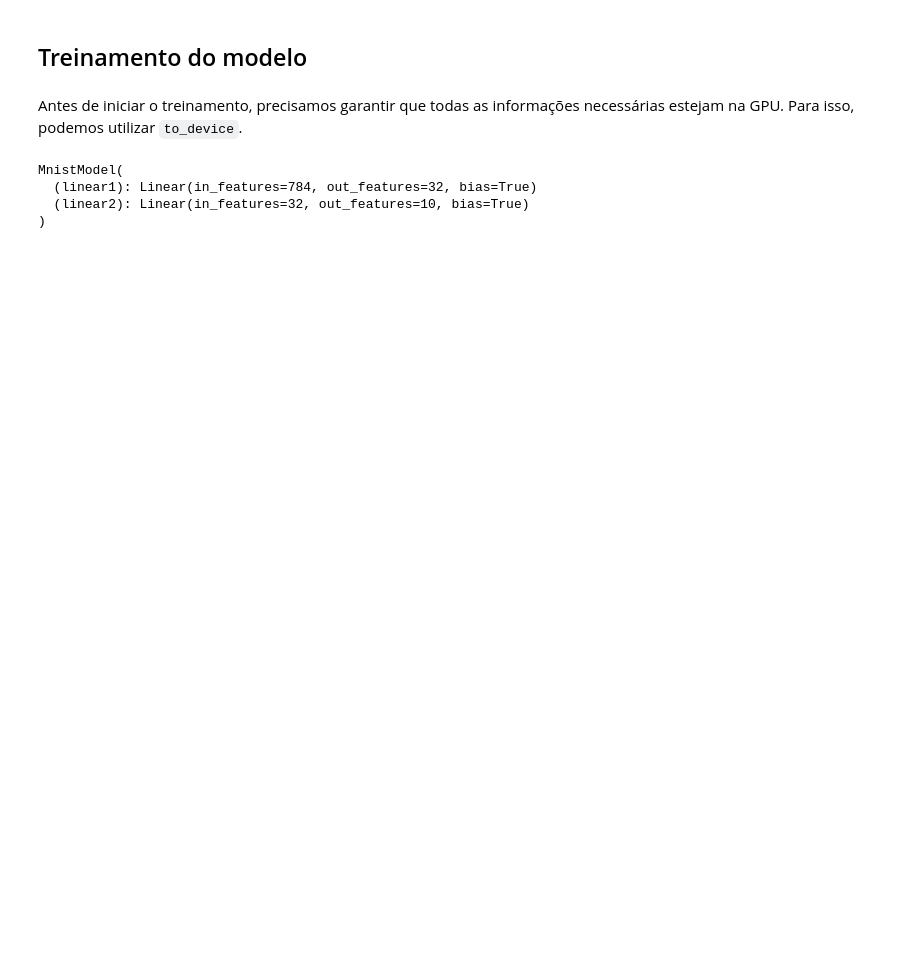
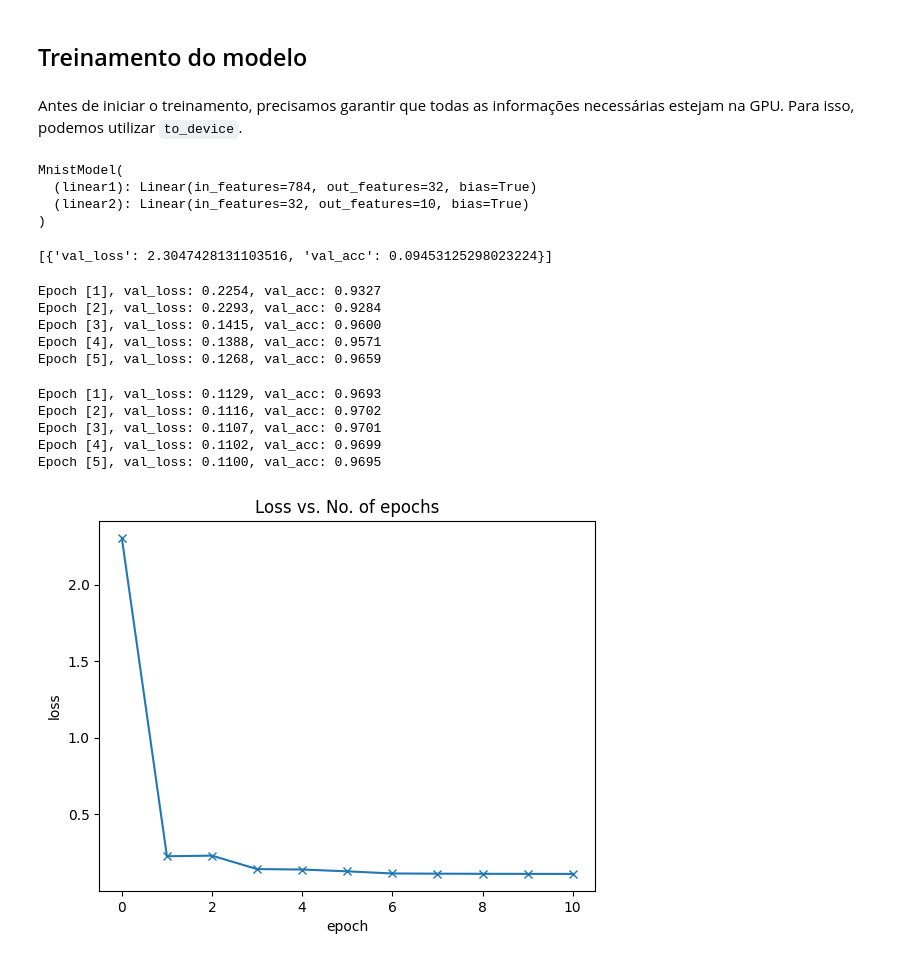
Before and after one commit to HGottschall/ZeroToGans, a Jupyter notebook: 04_TrainingGPU.ipynb, the cells around one changed output. Drawn from its saved outputs; the diff is of its cells as text; code cells hidden in the pictures; blank space fills up the shorter version.

```diff
--- a/04_TrainingGPU.ipynb
+++ b/04_TrainingGPU.ipynb
@@ -401,3 +401,31 @@ MnistModel(
 )
 # %%
 # Verificação do desempenho do modelo antes do treinamento
+history = [evaluate(model, val_loader)]
+history
+# %% [output]
+[{'val_loss': 2.3047428131103516, 'val_acc': 0.09453125298023224}]
+# %%
+history += fit(5, 0.5, model, train_loader, val_loader)
+# %% [output]
+Epoch [1], val_loss: 0.2254, val_acc: 0.9327
+Epoch [2], val_loss: 0.2293, val_acc: 0.9284
+Epoch [3], val_loss: 0.1415, val_acc: 0.9600
+Epoch [4], val_loss: 0.1388, val_acc: 0.9571
+Epoch [5], val_loss: 0.1268, val_acc: 0.9659
+# %%
+history += fit(5, 0.01, model, train_loader, val_loader)
+# %% [output]
+Epoch [1], val_loss: 0.1129, val_acc: 0.9693
+Epoch [2], val_loss: 0.1116, val_acc: 0.9702
+Epoch [3], val_loss: 0.1107, val_acc: 0.9701
+Epoch [4], val_loss: 0.1102, val_acc: 0.9699
+Epoch [5], val_loss: 0.1100, val_acc: 0.9695
+# %%
+losses = [x["val_loss"] for x in history]
+plt.plot(losses, "-x")
+plt.xlabel("epoch")
+plt.ylabel("loss")
+plt.title("Loss vs. No. of epochs");
+# %% [output]
+[figure, added]
```
Also changed, not shown: parts of 6 cells of this notebook.
